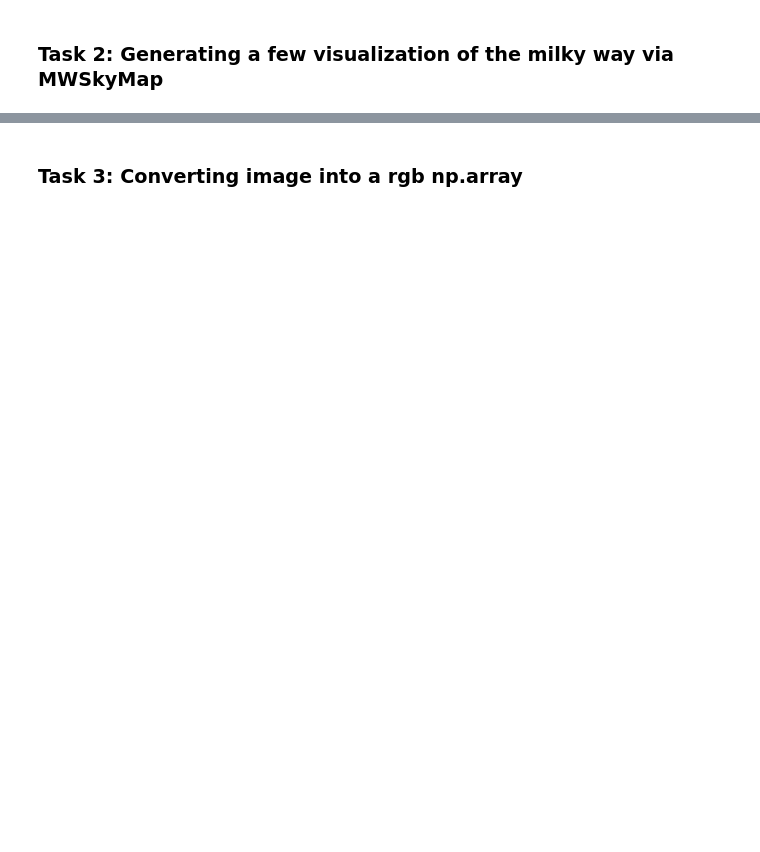
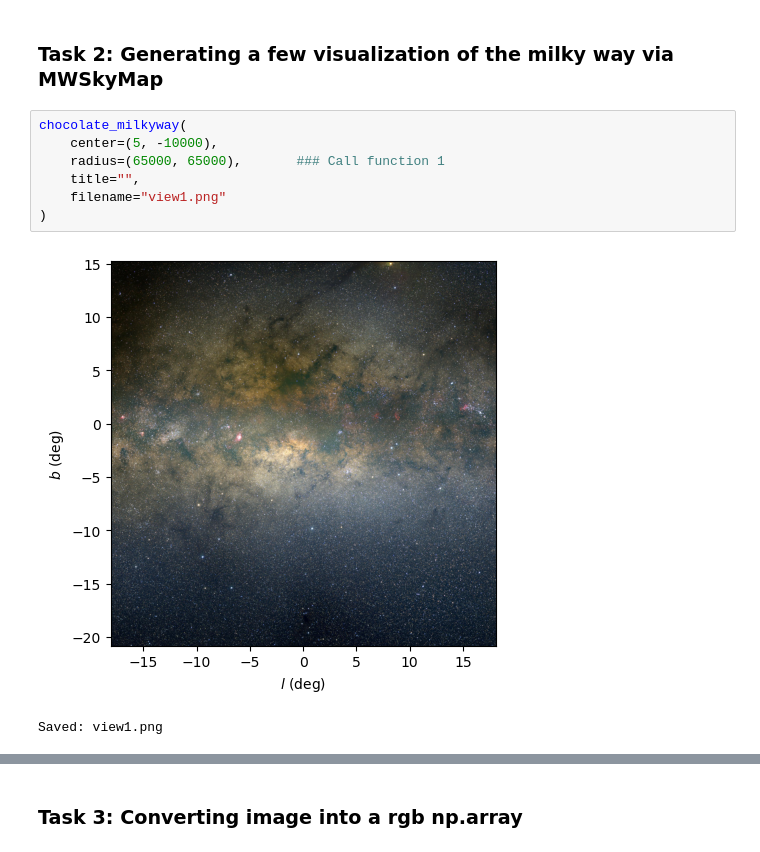
Before and after one commit to patrickteigen/Project-4---Milkyway, a Jupyter notebook: MOD300_Project4.ipynb, the cells around one changed output, grey strips where cells are left out. Saved outputs shown, nothing was run; the diff lists cells and outputs as text; blank space fills up the shorter version.

```diff
--- a/MOD300_Project4.ipynb
+++ b/MOD300_Project4.ipynb
@@ -44,2 +74,12 @@ from sklearn.linear_model import LinearRegression
 # %% [markdown]
 ### Task 2: Generating a few visualization of the milky way via MWSkyMap
+# %%
+chocolate_milkyway(
+    center=(5, -10000),
+    radius=(65000, 65000),       ### Call function 1
+    title="",
+    filename="view1.png"
+)
+# %% [output]
+[figure, added]
+Saved: view1.png
```
Also changed, not shown: parts of 20 cells of this notebook, 11 other files.
